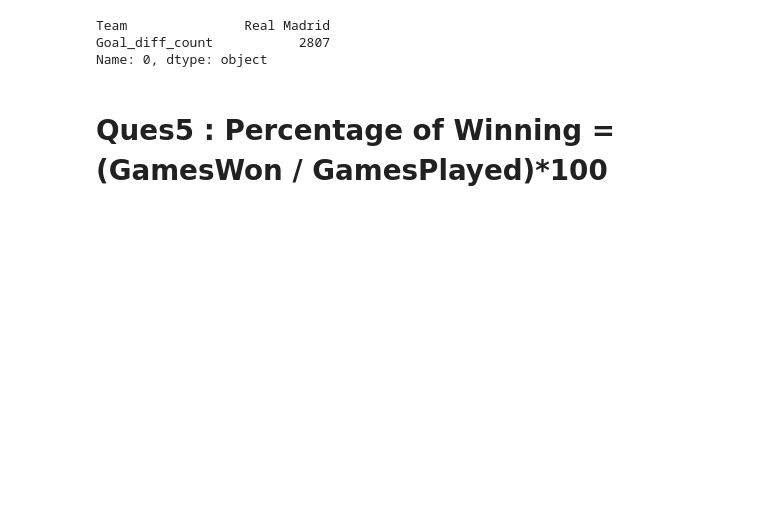
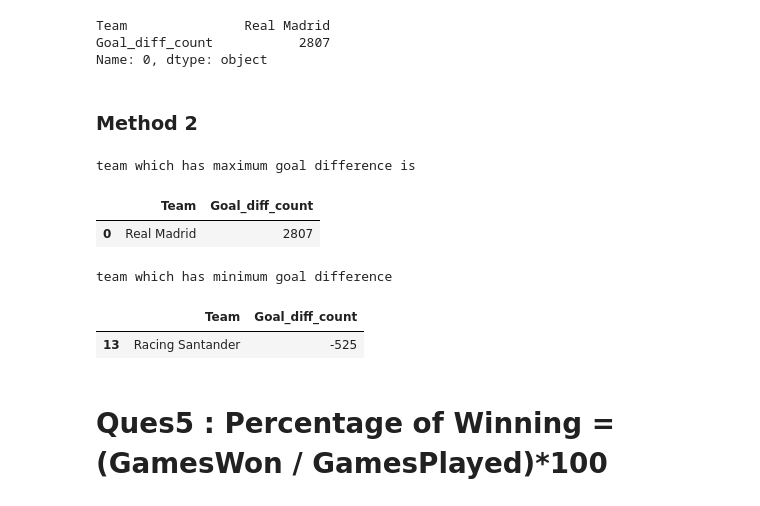
Before and after one commit to subhavkataria/delhi-may19-batch-subhavkataria, a Jupyter notebook: Project1.ipynb, the cells around one changed output. Cells and saved outputs as stored; diff of their text form; code cells hidden in the pictures; blank space fills up the shorter version.

```diff
--- a/Project1.ipynb
+++ b/Project1.ipynb
@@ -152,6 +168,22 @@ team_goal_diff.sort_values(by='Goal_diff_count',ascending=False).iloc[0]
 Team               Real Madrid
 Goal_diff_count           2807
 Name: 0, dtype: object
+# %% [markdown]
+### Method 2
+# %%
+print('team which has maximum goal difference is ')
+team_goal_diff.nlargest(1,'Goal_diff_count')
+# %% [output]
+team which has maximum goal difference is
+|  | Team | Goal_diff_count |
+| 0 | Real Madrid | 2807 |
+# %%
+print('team which has minimum goal difference is')
+team_goal_diff.nsmallest(1,'Goal_diff_count')
+# %% [output]
+team which has minimum goal difference
+|  | Team | Goal_diff_count |
+| 13 | Racing Santander | -525 |
 # %% [markdown]
 # Ques5 : Percentage of Winning = (GamesWon / GamesPlayed)*100
 # %%
```
Also changed, not shown: parts of 7 cells of this notebook.
